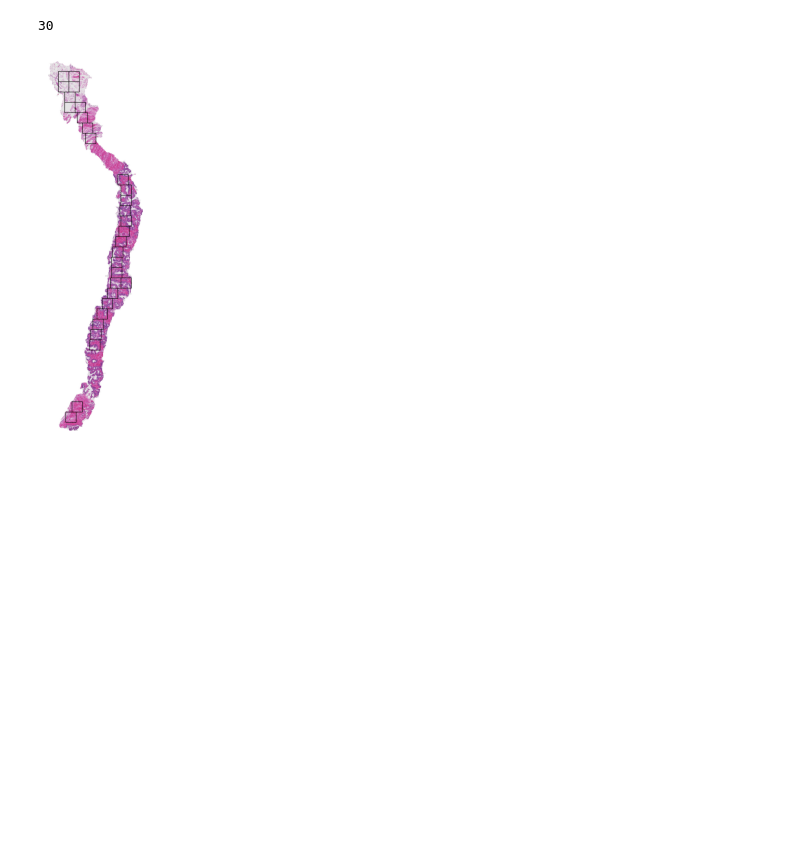
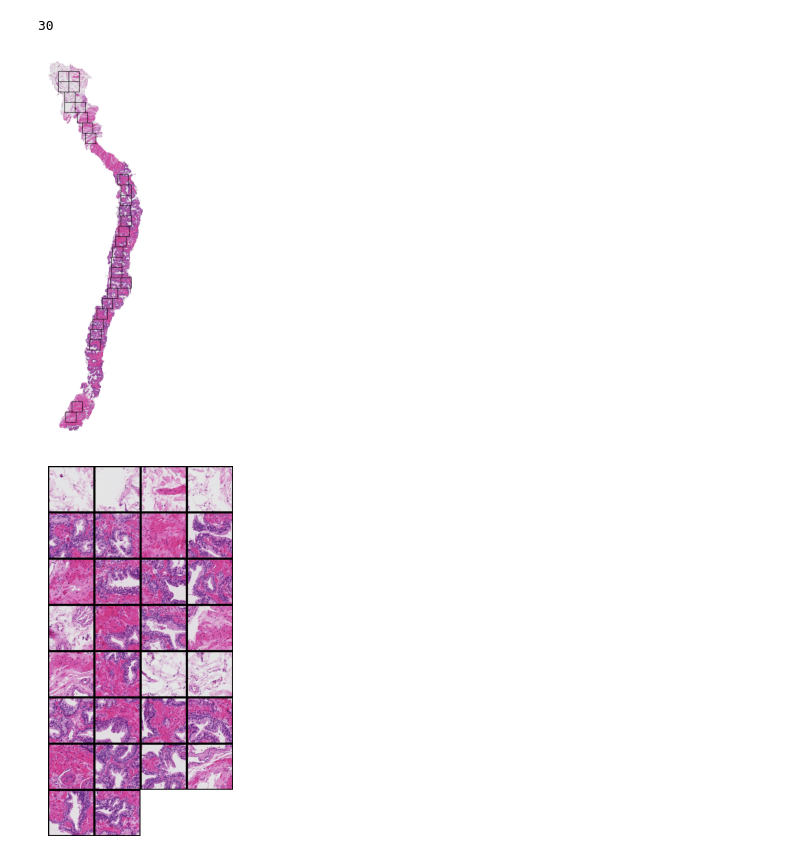
Before and after one commit to BraveCactus/Programing_4Semester, a Jupyter notebook: Computer_Vision/Homework_CV/homework_3/Task_3.ipynb, the cells around one changed output. Saved outputs shown, nothing was run; the diff lists cells and outputs as text; code cells hidden in the pictures; blank space fills up the shorter version.

Commit message:
Add concatenating cells on background

```diff
--- a/Computer_Vision/Homework_CV/homework_3/Task_3.ipynb
+++ b/Computer_Vision/Homework_CV/homework_3/Task_3.ipynb
@@ -26,6 +26,33 @@ class Cell:
         self.y = y
         self.cell_image = cell_image
         self.cancer_amount = cancer_amount
+
+
+def combine_images_on_background(images):
+    '''
+    Размещает ячейки на белом фоне
+
+    :param images: список Cell
+    :return: изображение, составленное из ячеек, размещенных на белом фоне
+    '''
+    images_count = len(images)
+    cols = 4
+    rows = (images_count // cols) + 1
+
+    h, w, _ = (images[0].cell_image).shape
+
+    background = np.ones(( rows * h, cols * w, 3), dtype = np.uint8) * 255
+
+    for i, img in enumerate(images):
+        row = i // cols
+        col = i % cols
+
+        x = col * (w)
+        y = row * (h)
+
+        background[y:y + h, x:x + w] = img.cell_image
+
+    return background
 
 
 def sliding_windows(image, win_size, win_step):
@@ -69,7 +96,6 @@ def is_correct_cell(cell):
     cell.cancer_amount = cancer_amount
 
     return cell.cancer_amount > threshold, cell
-
 
 def get_cancer_cells(image, cell_size, cell_number):
     '''
@@ -106,30 +132,37 @@ def get_cancer_cells(image, cell_size, cell_number):
 
 cell_size = 150
 
 image = cv2.imread('cells/train3_1.jpeg')
 image = cv2.cvtColor(image, cv2.COLOR_BGR2RGB)
 
 plt.imshow(image, cmap = 'gray')
 plt.axis('off')
 plt.show()
 
 
 cells = get_cancer_cells(image, cell_size, 30)
 
 print(len(cells))
 
 # for i in range(len(res)):
 #     plt.imshow(res[i][2], cmap = 'gray')
 #     plt.axis('off')
 #     plt.show()
 
 for cell in cells:
     cv2.rectangle(image, (cell.x, cell.y), (cell.x + cell_size, cell.y + cell_size), (0, 0, 0), 6)
 
 plt.imshow(image, cmap = 'gray')
 plt.axis('off')
 plt.show()
+
+combined_cells = combine_images_on_background(cells)
+
+plt.imshow(combined_cells, cmap = 'gray')
+plt.axis('off')
+plt.show()
 # %% [output]
 [figure]
 30
 [figure]
+[figure, added]
```
